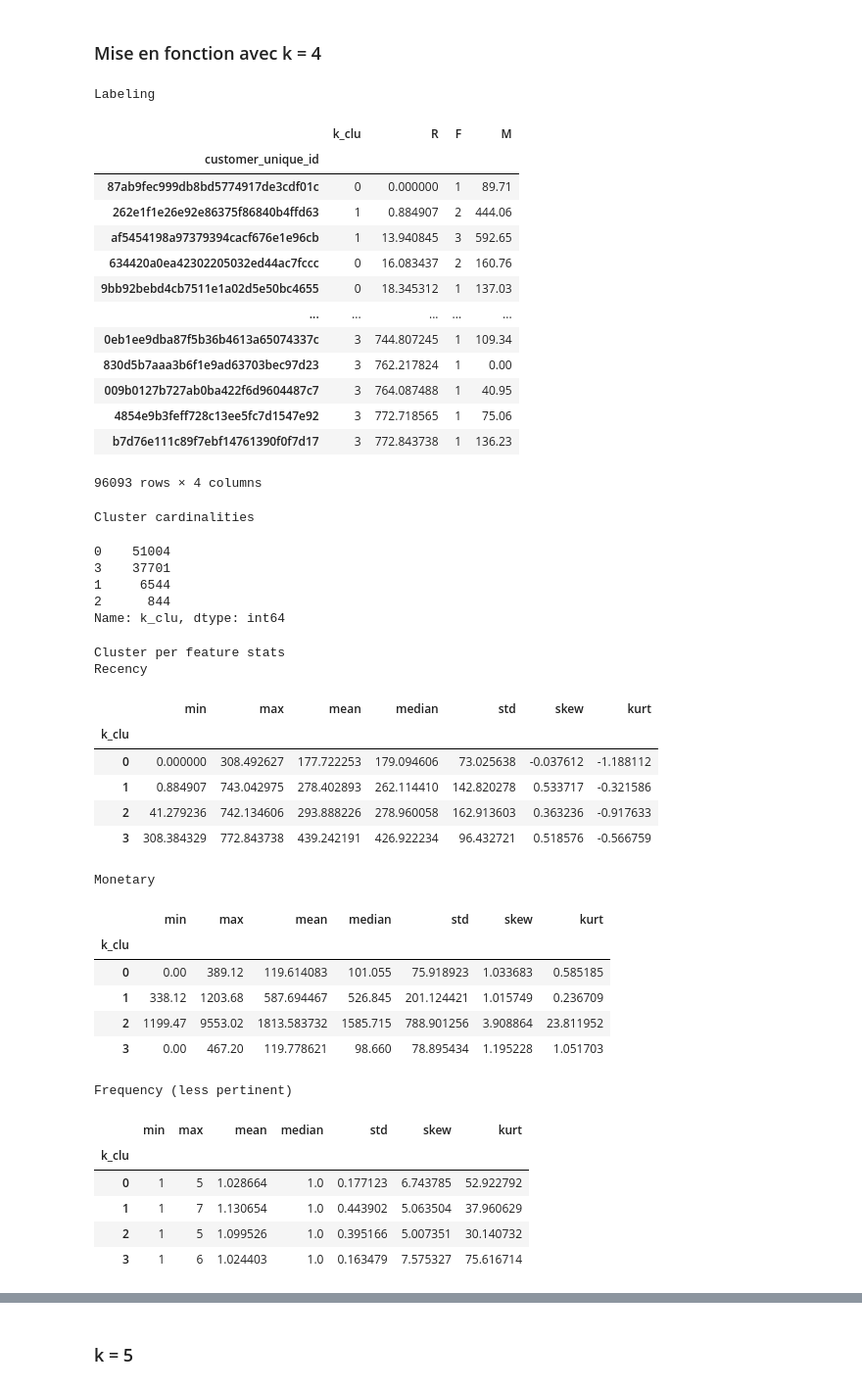
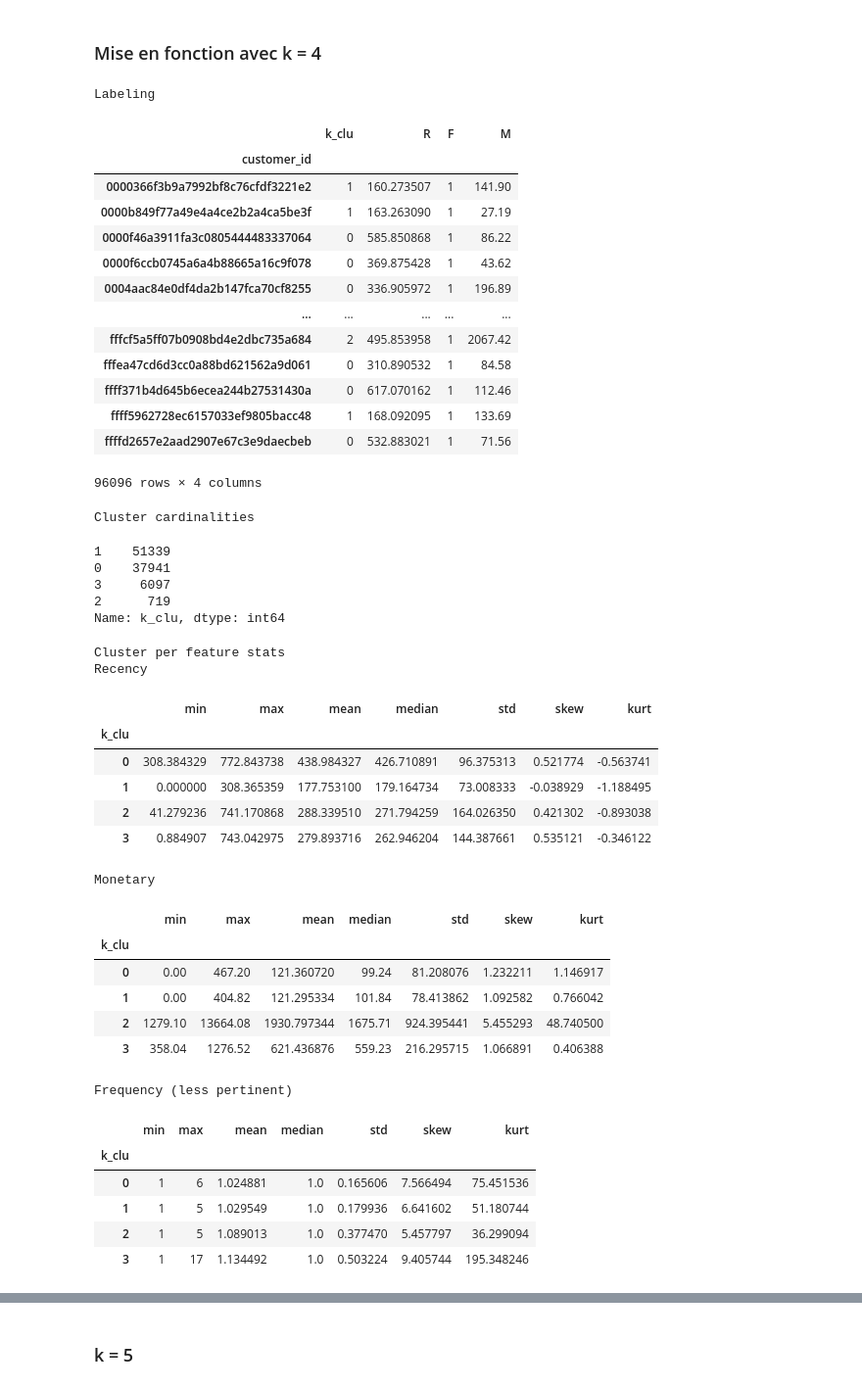
Before and after one commit to Franck-PepperLabs/pepper_olist_market_segmentation, a Jupyter notebook: jupyter/scratchpad.ipynb, the cells around one changed output, grey strips where cells are left out. Shown at 98% size. Saved outputs shown, nothing was run; the diff lists cells and outputs as text; code cells hidden in the pictures.

```diff
--- a/jupyter/scratchpad.ipynb
+++ b/jupyter/scratchpad.ipynb
@@ -478,7 +175,7 @@ display(turnover)
 # %% [markdown]
 #### Hypercubic roughing of the domain
 # %%
-gpby_3 = crfm_1_labeled.groupby(by='k3_clu').agg(
+gpby_3 = crfm_labeled.groupby(by='k3_clu').agg(
     ['min', 'max']
 )
 display(gpby_3)
@@ -502,7 +200,7 @@ classes_def = {
     2: {'R': [0, np.inf], 'M': [600, np.inf]},
 }
 # %%
-from olist_commons import classes_labeling
-cla_labels = classes_labeling(crfm_1, classes_def)
+from olist_commons import classes_labeling_v1
+cla_labels = classes_labeling_v1(crfm, classes_def)
 display(cla_labels)
 # %% [output]
@@ -544,3 +219,0 @@ display(crfm_1_mlabeled)
-# %%
-cla_counts = crfm_1_mlabeled.k3_cla.value_counts()
-display(cla_counts)
@@ -551,0 +220,4 @@ Name: k3_cla, dtype: int64
+# %%
+from olist_commons import insert_cl_labels
+crfm_mlabeled = insert_cl_labels(crfm, cla_labels, name='k3_cla')
+display(crfm_mlabeled)
@@ -646,57 +341,57 @@ def clusters_business_analysis(crfm, k, classes_def):
 # %%
 from olist_commons import clusters_business_analysis
 import numpy as np
 classes_def = {
     0: {'R': [0, 308], 'M': [0, 400]},
     1: {'R': [0, np.inf], 'M': [400, 1200]},
     2: {'R': [0, np.inf], 'M': [1200, np.inf]},
     3: {'R': [308, np.inf], 'M': [0, 400]},
 }
-clusters_business_analysis(crfm_1, 4, classes_def)
+clusters_business_analysis(crfm, 4, classes_def)
 # %% [output]
 Labeling
 |  | k_clu | R | F | M |
-| customer_unique_id |  |  |  |  |
-| 87ab9fec999db8bd5774917de3cdf01c | 0 | 0.000000 | 1 | 89.71 |
-| 262e1f1e26e92e86375f86840b4ffd63 | 1 | 0.884907 | 2 | 444.06 |
-| af5454198a97379394cacf676e1e96cb | 1 | 13.940845 | 3 | 592.65 |
-| 634420a0ea42302205032ed44ac7fccc | 0 | 16.083437 | 2 | 160.76 |
-| 9bb92bebd4cb7511e1a02d5e50bc4655 | 0 | 18.345312 | 1 | 137.03 |
+| customer_id |  |  |  |  |
+| 0000366f3b9a7992bf8c76cfdf3221e2 | 1 | 160.273507 | 1 | 141.90 |
+| 0000b849f77a49e4a4ce2b2a4ca5be3f | 1 | 163.263090 | 1 | 27.19 |
+| 0000f46a3911fa3c0805444483337064 | 0 | 585.850868 | 1 | 86.22 |
+| 0000f6ccb0745a6a4b88665a16c9f078 | 0 | 369.875428 | 1 | 43.62 |
+| 0004aac84e0df4da2b147fca70cf8255 | 0 | 336.905972 | 1 | 196.89 |
 | ... | ... | ... | ... | ... |
-| 0eb1ee9dba87f5b36b4613a65074337c | 3 | 744.807245 | 1 | 109.34 |
-| 830d5b7aaa3b6f1e9ad63703bec97d23 | 3 | 762.217824 | 1 | 0.00 |
-| 009b0127b727ab0ba422f6d9604487c7 | 3 | 764.087488 | 1 | 40.95 |
-| 4854e9b3feff728c13ee5fc7d1547e92 | 3 | 772.718565 | 1 | 75.06 |
-| b7d76e111c89f7ebf14761390f0f7d17 | 3 | 772.843738 | 1 | 136.23 |
+| fffcf5a5ff07b0908bd4e2dbc735a684 | 2 | 495.853958 | 1 | 2067.42 |
+| fffea47cd6d3cc0a88bd621562a9d061 | 0 | 310.890532 | 1 | 84.58 |
+| ffff371b4d645b6ecea244b27531430a | 0 | 617.070162 | 1 | 112.46 |
+| ffff5962728ec6157033ef9805bacc48 | 1 | 168.092095 | 1 | 133.69 |
+| ffffd2657e2aad2907e67c3e9daecbeb | 0 | 532.883021 | 1 | 71.56 |
-96093 rows × 4 columns
+96096 rows × 4 columns
 Cluster cardinalities
-0    51004
-3    37701
-1     6544
-2      844
+1    51339
+0    37941
+3     6097
+2      719
 Name: k_clu, dtype: int64
 Cluster per feature stats
 Recency
 |  | min | max | mean | median | std | skew | kurt |
 | k_clu |  |  |  |  |  |  |  |
-| 0 | 0.000000 | 308.492627 | 177.722253 | 179.094606 | 73.025638 | -0.037612 | -1.188112 |
-| 1 | 0.884907 | 743.042975 | 278.402893 | 262.114410 | 142.820278 | 0.533717 | -0.321586 |
-| 2 | 41.279236 | 742.134606 | 293.888226 | 278.960058 | 162.913603 | 0.363236 | -0.917633 |
-| 3 | 308.384329 | 772.843738 | 439.242191 | 426.922234 | 96.432721 | 0.518576 | -0.566759 |
+| 0 | 308.384329 | 772.843738 | 438.984327 | 426.710891 | 96.375313 | 0.521774 | -0.563741 |
+| 1 | 0.000000 | 308.365359 | 177.753100 | 179.164734 | 73.008333 | -0.038929 | -1.188495 |
+| 2 | 41.279236 | 741.170868 | 288.339510 | 271.794259 | 164.026350 | 0.421302 | -0.893038 |
+| 3 | 0.884907 | 743.042975 | 279.893716 | 262.946204 | 144.387661 | 0.535121 | -0.346122 |
 Monetary
 |  | min | max | mean | median | std | skew | kurt |
 | k_clu |  |  |  |  |  |  |  |
-| 0 | 0.00 | 389.12 | 119.614083 | 101.055 | 75.918923 | 1.033683 | 0.585185 |
-| 1 | 338.12 | 1203.68 | 587.694467 | 526.845 | 201.124421 | 1.015749 | 0.236709 |
-| 2 | 1199.47 | 9553.02 | 1813.583732 | 1585.715 | 788.901256 | 3.908864 | 23.811952 |
-| 3 | 0.00 | 467.20 | 119.778621 | 98.660 | 78.895434 | 1.195228 | 1.051703 |
+| 0 | 0.00 | 467.20 | 121.360720 | 99.24 | 81.208076 | 1.232211 | 1.146917 |
+| 1 | 0.00 | 404.82 | 121.295334 | 101.84 | 78.413862 | 1.092582 | 0.766042 |
+| 2 | 1279.10 | 13664.08 | 1930.797344 | 1675.71 | 924.395441 | 5.455293 | 48.740500 |
+| 3 | 358.04 | 1276.52 | 621.436876 | 559.23 | 216.295715 | 1.066891 | 0.406388 |
 Frequency (less pertinent)
 |  | min | max | mean | median | std | skew | kurt |
 | k_clu |  |  |  |  |  |  |  |
-| 0 | 1 | 5 | 1.028664 | 1.0 | 0.177123 | 6.743785 | 52.922792 |
-| 1 | 1 | 7 | 1.130654 | 1.0 | 0.443902 | 5.063504 | 37.960629 |
-| 2 | 1 | 5 | 1.099526 | 1.0 | 0.395166 | 5.007351 | 30.140732 |
-| 3 | 1 | 6 | 1.024403 | 1.0 | 0.163479 | 7.575327 | 75.616714 |
+| 0 | 1 | 6 | 1.024881 | 1.0 | 0.165606 | 7.566494 | 75.451536 |
+| 1 | 1 | 5 | 1.029549 | 1.0 | 0.179936 | 6.641602 | 51.180744 |
+| 2 | 1 | 5 | 1.089013 | 1.0 | 0.377470 | 5.457797 | 36.299094 |
+| 3 | 1 | 17 | 1.134492 | 1.0 | 0.503224 | 9.405744 | 195.348246 |
 Turnover
 ... (9 outputs left out)
 # %% [markdown]
```
Also changed, not shown: parts of 190 cells of this notebook, 8 other files.
